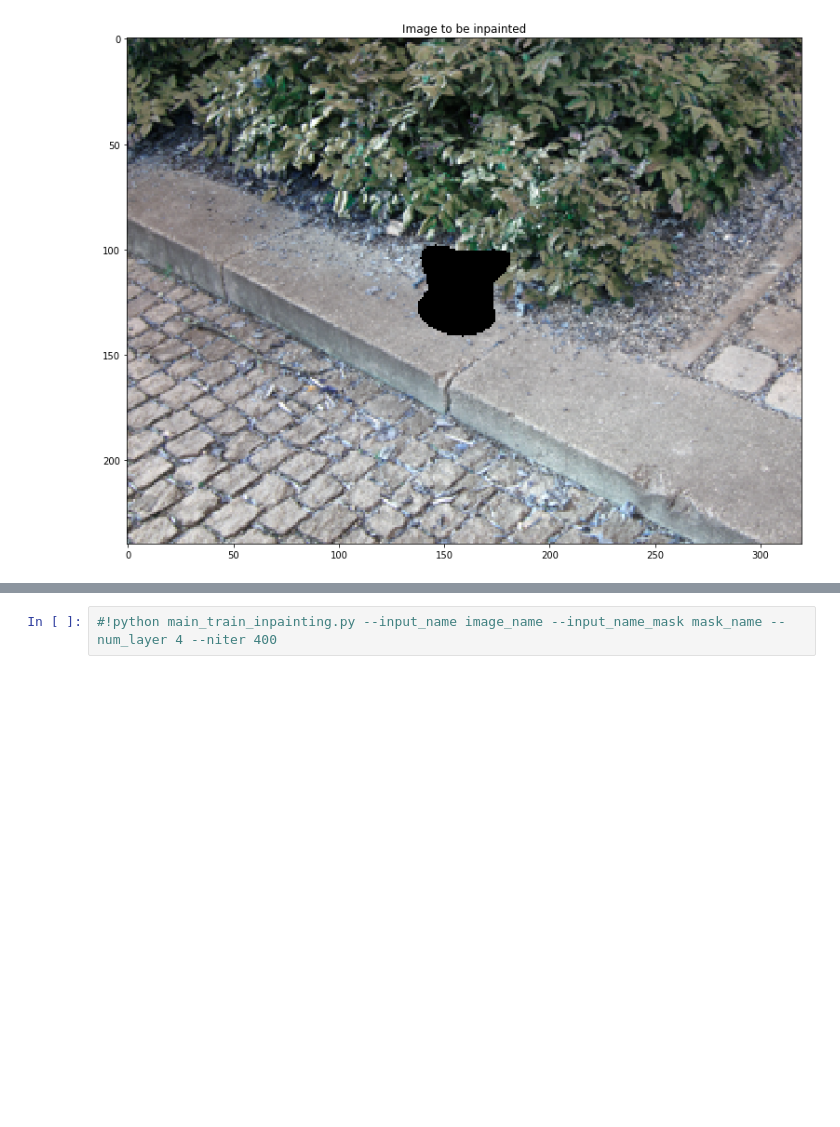
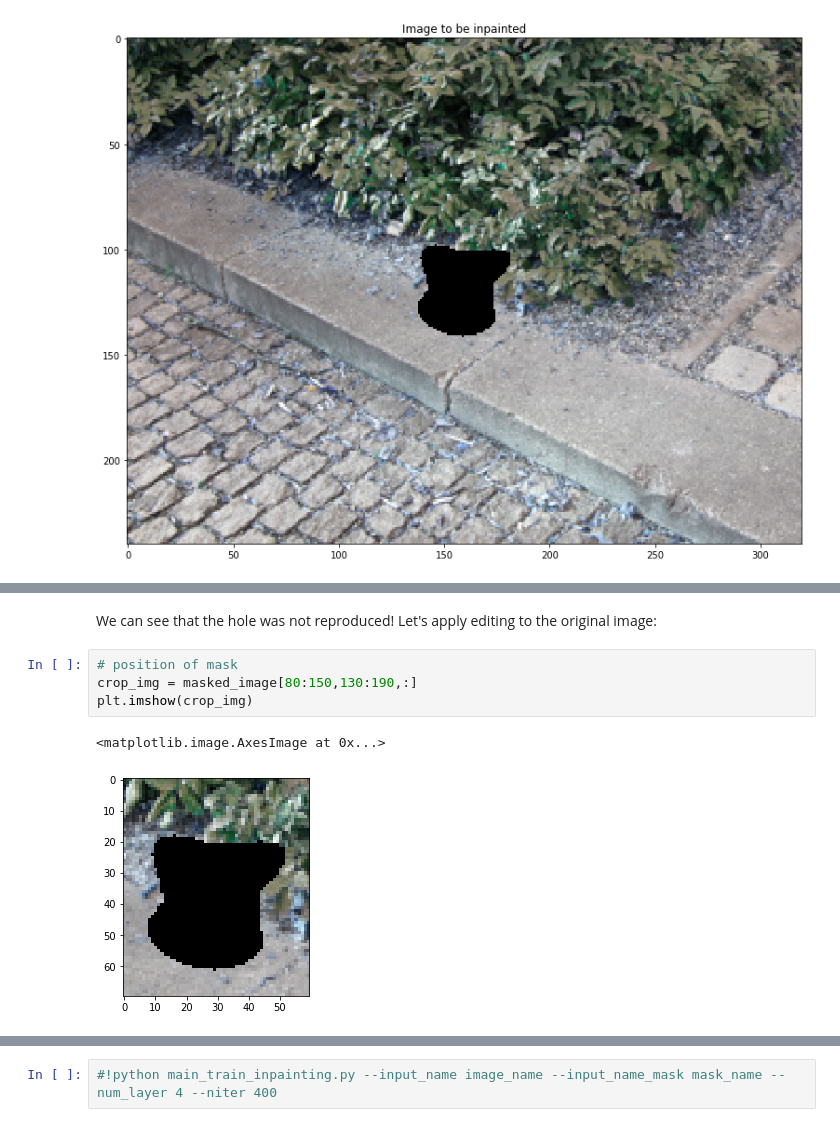
Before and after one commit to brenoskuk/recvis, a Jupyter notebook: SinGan.ipynb, the cells around one changed output, grey strips where cells are left out. Drawn from its saved outputs; the diff is of its cells as text; blank space fills up the shorter version.

```diff
--- a/SinGan.ipynb
+++ b/SinGan.ipynb
@@ -174,0 +230,9 @@ True
+# %% [markdown]
+We can see that the hole was not reproduced! Let's apply editing to the original image:
+# %%
+# position of mask
+crop_img = masked_image[80:150,130:190,:]
+plt.imshow(crop_img)
+# %% [output]
+<matplotlib.image.AxesImage at 0x...>
+[figure, added]
```
Also changed, not shown: parts of 23 cells of this notebook.
